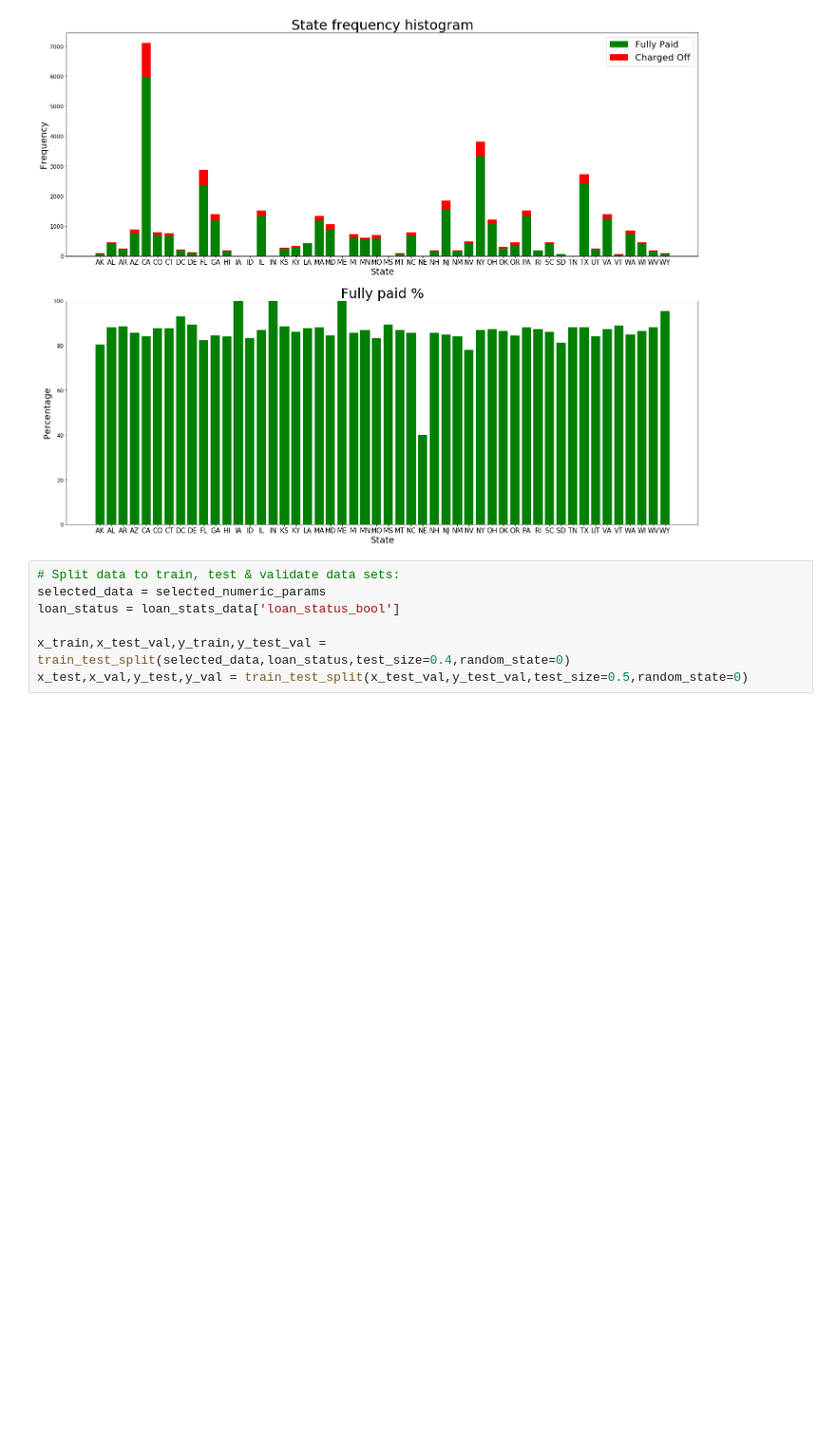
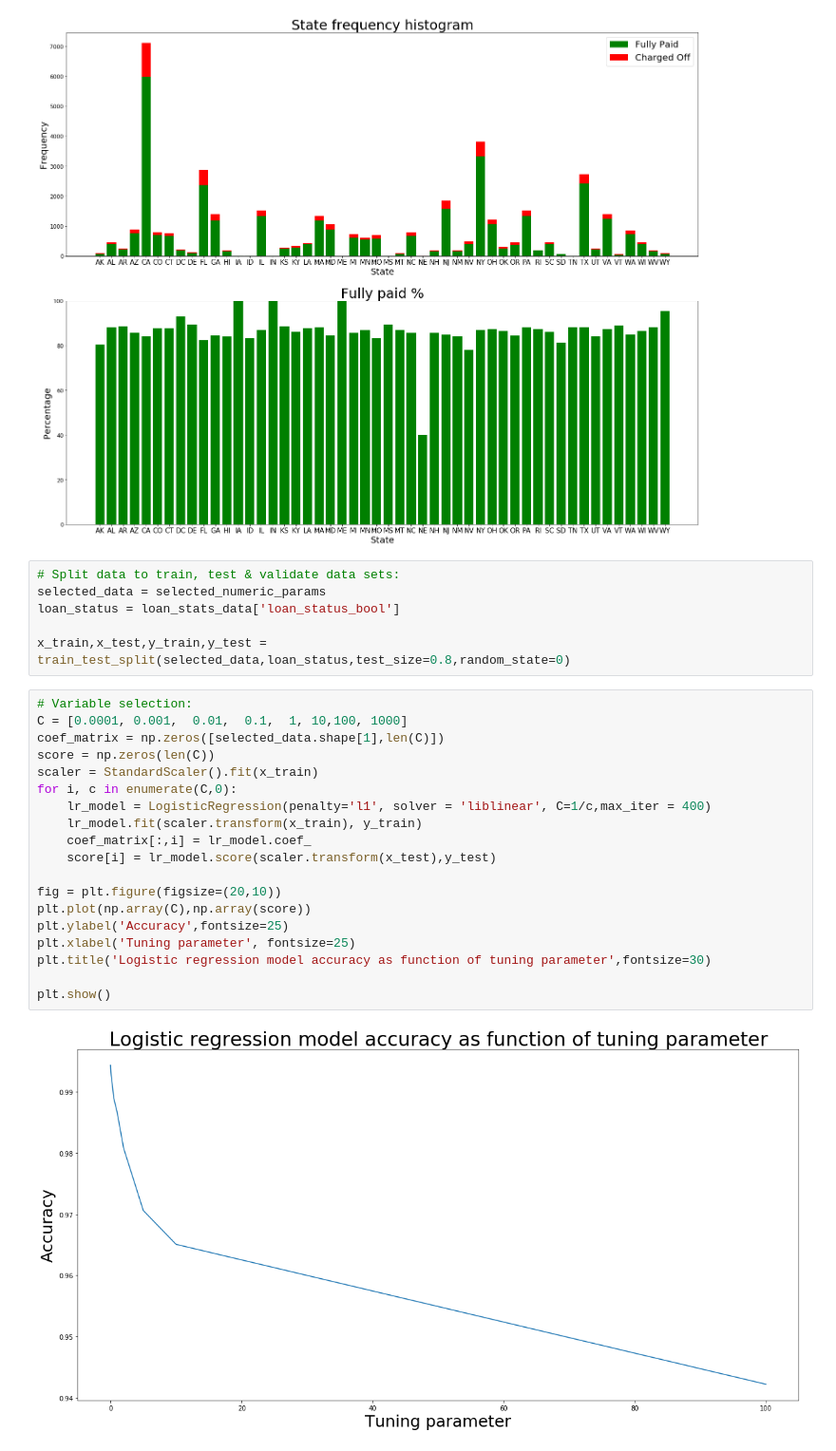
Before and after one commit to HilaGast/ml_final_ex, a Jupyter notebook: ML report Omri & Hila.ipynb, the cells around one changed output. Shown at 95% size. Saved outputs shown, nothing was run; the diff lists cells and outputs as text; blank space fills up the shorter version.

```diff
--- a/ML report Omri & Hila.ipynb
+++ b/ML report Omri & Hila.ipynb
@@ -357,5 +359,25 @@ plt.show()
 selected_data = selected_numeric_params
 loan_status = loan_stats_data['loan_status_bool']
 
-x_train,x_test_val,y_train,y_test_val = train_test_split(selected_data,loan_status,test_size=0.4,random_state=0)
-x_test,x_val,y_test,y_val = train_test_split(x_test_val,y_test_val,test_size=0.5,random_state=0)
+x_train,x_test,y_train,y_test = train_test_split(selected_data,loan_status,test_size=0.8,random_state=0)
+# %%
+# Variable selection:
+C = [0.0001, 0.001,  0.01,  0.1,  1, 10,100, 1000]
+coef_matrix = np.zeros([selected_data.shape[1],len(C)])
+score = np.zeros(len(C))
+scaler = StandardScaler().fit(x_train)
+for i, c in enumerate(C,0):
+    lr_model = LogisticRegression(penalty='l1', solver = 'liblinear', C=1/c,max_iter = 400)
+    lr_model.fit(scaler.transform(x_train), y_train)
+    coef_matrix[:,i] = lr_model.coef_
+    score[i] = lr_model.score(scaler.transform(x_test),y_test)
+
+fig = plt.figure(figsize=(20,10))
+plt.plot(np.array(C),np.array(score))
+plt.ylabel('Accuracy',fontsize=25)
+plt.xlabel('Tuning parameter', fontsize=25)
+plt.title('Logistic regression model accuracy as function of tuning parameter',fontsize=30)
+
+plt.show()
+# %% [output]
+[figure, added]
```
Also changed, not shown: parts of 13 cells of this notebook.
